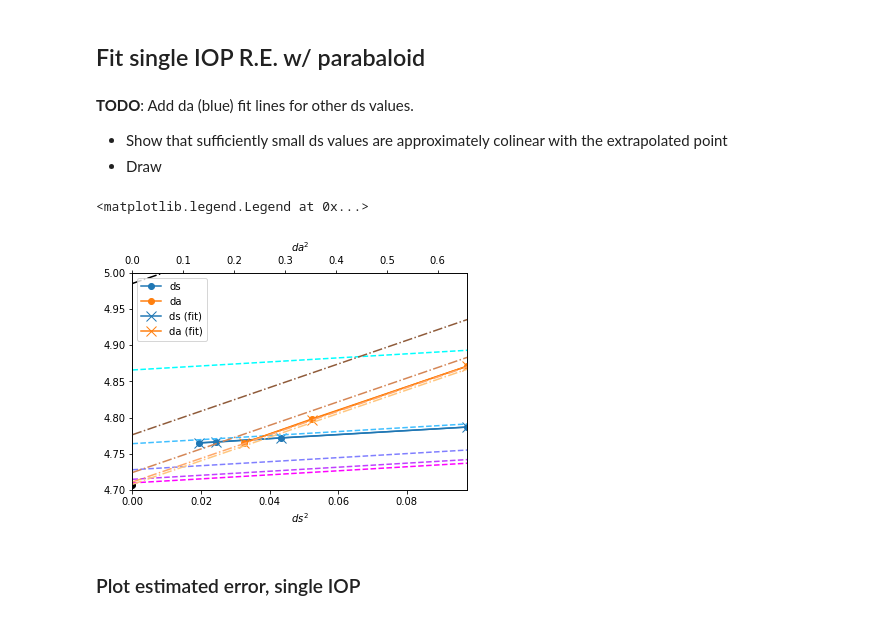
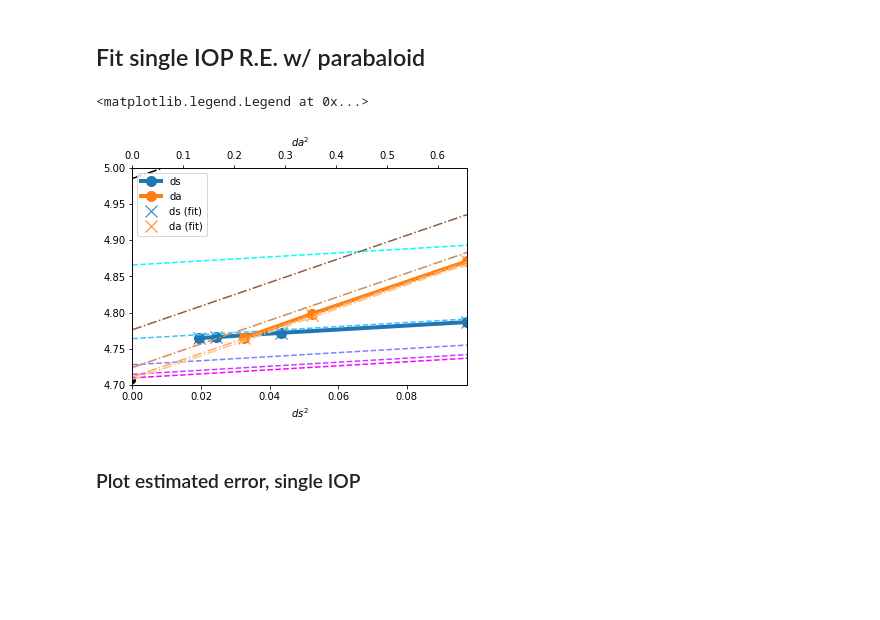
Before and after one commit to OliverEvans96/kelp, a Jupyter notebook: code/python/VerificationOfCalculations.ipynb, the cells around one changed output. Drawn from its saved outputs; the diff is of its cells as text; code cells hidden in the pictures; blank space fills up the shorter version.

```diff
--- a/code/python/VerificationOfCalculations.ipynb
+++ b/code/python/VerificationOfCalculations.ipynb
@@ -1991,5 +2007,5 @@ a_water_list = np.linspace(0.1, 0.5, 10)
 b_list = np.logspace(np.log10(1e-2), np.log10(1.5), 10)
 num_scatters_list = [0, 1, 2, 3]
 
-err_df = pd.read_csv('iop_study_72x10_l1_err.csv')
+err_df = pd.read_csv('iop_study_72x10_fix_bc_l1_err.csv')
 tot_err_arr = np.array(err_df['err']).reshape(*map(len,(a_water_list, b_list, num_scatters_list)))
@@ -2421,15 +2499,15 @@ def plot_model_err_contour(k, log=False, levels=None, alim=[0, 2], blim=[0, 2],
         levels = 1
     cnt = ax.contour(ag, bg, model_er, colors='k', levels=levels, locator=mpl.ticker.LogLocator())
     plt.contourf(ag, bg, model_er, levels=levels, locator=mpl.ticker.LogLocator())
-    plt.colorbar(ax=ax)
+    cb = plt.colorbar(ax=ax)
     cb.add_lines(cnt)
 
     # xi max
     ax.plot(ac, (ac**2*xi_max_pred**4)**(1/3), 'w--', label=r'$\xi_1$')
     ax.set_ylim(bg.min(), bg.max())
     ax.legend()
-    ax.set_xlabel('a_water')
-    ax.set_ylabel('b')
+    ax.set_xlabel(r'$a_w$ (m$^{-1}$)')
+    ax.set_ylabel(r'$b$ (m$^{-1}$)')
     ax.set_title(label='k={}'.format(k))
 # %%
 plt.figure(figsize=(10,10))
@@ -2515,11 +2599,12 @@ plt.figure(figsize=(12,8))
 thresholds = [1e-2, 5e-2, 1e-1]
 for i, er_thres in enumerate(thresholds):
     plt.subplot(len(thresholds), 2, 2*i+1)
-    plot_kbar(er_thres)
+    plot_nbar(er_thres)
     plt.grid(color='0', ls='--')
     plt.subplot(len(thresholds), 2, 2*i+2)
     plt.xscale('log')
     plt.yscale('log')
-    plot_kbar(er_thres)
+    plot_nbar(er_thres, log=True)
     plt.grid(color='0', ls='--')
 plt.tight_layout()
+#plt.savefig('/scratch/kelp-figures/nbar_model_vs_ab_3eps.pdf')
@@ -2541,7 +2620,7 @@ Invalid limit will be ignored.
 #study_name = 'verify_kelp_better_abspt_std3_periodic_abs_asym_b_scat_ss_sm_th_a05_79x8'
 #study_name = 'verify_nokelp_flat_asym_b_scat_ss_sm_th_a05_32x18'
 #study_name = 'verify_real_kelp_asym_b_scat_ss_sm_th_a05_br01_72x10'
-study_name = 'iop_study_72x10'
+study_name = 'iop_study_72x10_fix_bc'
 base_dir = os.path.join(os.environ['SCRATCH'], 'kelp-results')
 study_dir = os.path.join(base_dir, study_name)
 # %%
@@ -2804,15 +2845,35 @@ ai_da_pred = y_pred[n_ds-1:][::-1]
-# %% [markdown]
-**TODO**: Add da (blue) fit lines for other ds values.
-- Show that sufficiently small ds values are approximately colinear with the extrapolated point
-- Draw
 # %%
+i = 0
+j = 1
+X_fit = np.vstack([
+    np.vstack([ds_grid[2:,-1], da_grid[2:,-1]]).T,
+    np.vstack([ds_grid[-1,1:-1], da_grid[-1,1:-1]]).T[::-1],
+])**2
+y_fit = np.hstack([
+    fd_avg_irrad_arr[i,j,2:,-1],
+    fd_avg_irrad_arr[i,j,-1,1:-1][::-1]
+])
+
+lr = linear_model.LinearRegression()
+lr.fit(X_fit, y_fit)
+y_pred = lr.predict(X_fit)
+# Exact RE soln
+ai_ex = lr.predict([[0,0]])
+
+n_ds = len(ds_arr[2:])
+n_da = len(da_arr[1:])
+ai_ds_fit = y_fit[:n_ds]
+ai_da_fit = y_fit[n_ds-1:][::-1]
+ai_ds_pred = y_pred[:n_ds]
+ai_da_pred = y_pred[n_ds-1:][::-1]
+
 plt.figure(figsize=(6,4))
 ax_ds = plt.gca()
 ax_da = ax_ds.twiny()
-l_ds = ax_ds.plot(ds_arr[2:]**2, ai_ds_fit, 'C0o-', label='ds')
-l_da = ax_da.plot(da_arr[1:]**2, ai_da_fit, 'C1o-', label='da')
-l_ds_m = ax_ds.plot(ds_arr[2:]**2, ai_ds_pred, 'C0x-', ms=10, label='ds (fit)')
-l_da_m = ax_da.plot(da_arr[1:]**2, ai_da_pred, 'C1x-', ms=10, label='da (fit)')
+l_ds = ax_ds.plot(ds_arr[2:]**2, ai_ds_fit, 'C0o-', lw=4, ms=10, label='ds')
+l_da = ax_da.plot(da_arr[1:]**2, ai_da_fit, 'C1o-', lw=4, ms=10, label='da')
+l_ds_m = ax_ds.plot(ds_arr[2:]**2, ai_ds_pred, 'C0x', ms=12, label='ds (fit)')
+l_da_m = ax_da.plot(da_arr[1:]**2, ai_da_pred, 'C1x', ms=12, label='da (fit)')
 l_ex = ax_ds.plot([0], [ai_ex], 'ok')
 
 ds_lim = np.array([0, ds_grid[2,0]])
@@ -2823,34 +2884,34 @@ for ns in np.logspace(np.log10(ns_cont_min), np.log10(ns_cont_max), 5):
     ds = ds_fun(ns)
     X_pred = np.vstack([
         np.array([ds, ds])**2,
         da_lim**2
     ]).T
     y_pred = lr.predict(X_pred)
     #ax_da.plot(da_lim**2, y_pred, '-.', color=mpl.cm.Blues(ns/100))
     ax_da.plot(da_lim**2, y_pred, '-.', color=mpl.cm.copper((np.log(ns-ns_cont_min))/np.log((ns_cont_max)-np.log(ns_cont_min))))
 
 na_cont_min = 6
 na_cont_max = 40
 for na in np.logspace(np.log10(na_cont_min), np.log10(na_cont_max), 5):
     da = da_fun(na)
     X_pred = np.vstack([
         ds_lim**2,
         np.array([da, da])**2,
     ]).T
     y_pred = lr.predict(X_pred)
     ax_ds.plot(ds_lim**2, y_pred, '--', color=mpl.cm.cool((np.log(na)-np.log(na_cont_min))/(np.log(na_cont_max)-np.log(na_cont_min))))
 
 lns = l_ds + l_da + l_ds_m + l_da_m + l_ex
 labs = [l.get_label() for l in lns]
 ax_ds.set_xlabel('$ds^2$')
 ax_da.set_xlabel('$da^2$')
 ax_ds.set_xlim(0, max(ds_arr[2:]**2))
 ax_da.set_xlim(0, max(da_arr[1:]**2))
 ax_da.set_ylim(4.7, 5)
 ax_da.legend(lns, labs, loc='upper left')
 # %% [output]
 <matplotlib.legend.Legend at 0x...>
-[figure, old version]
+[figure, new version]
 # %% [markdown]
 ### Plot estimated error, single IOP
 # %% [markdown]
```
Also changed, not shown: parts of 60 cells of this notebook, 3 other files.
